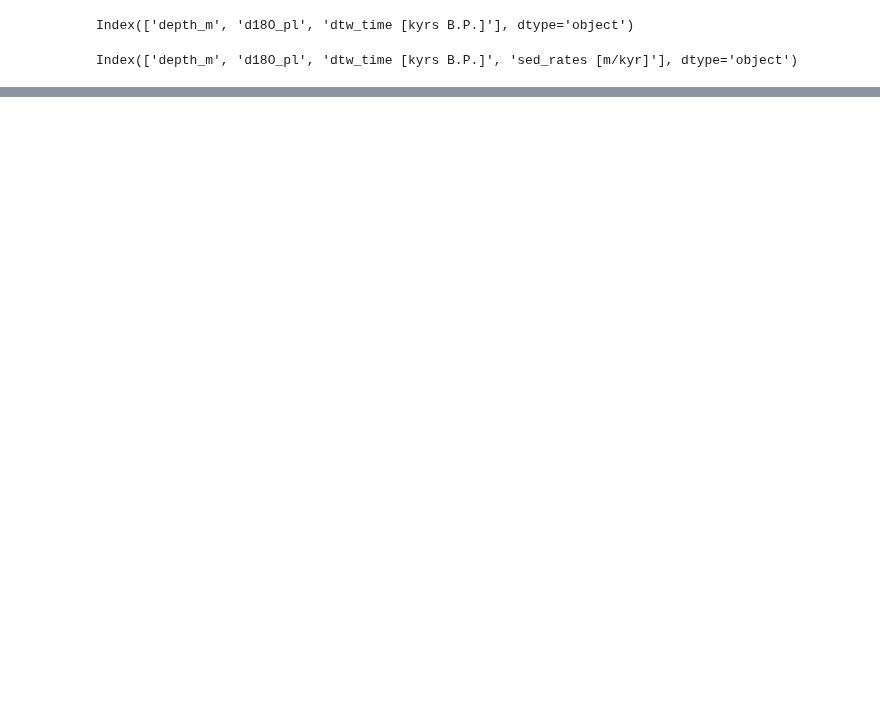
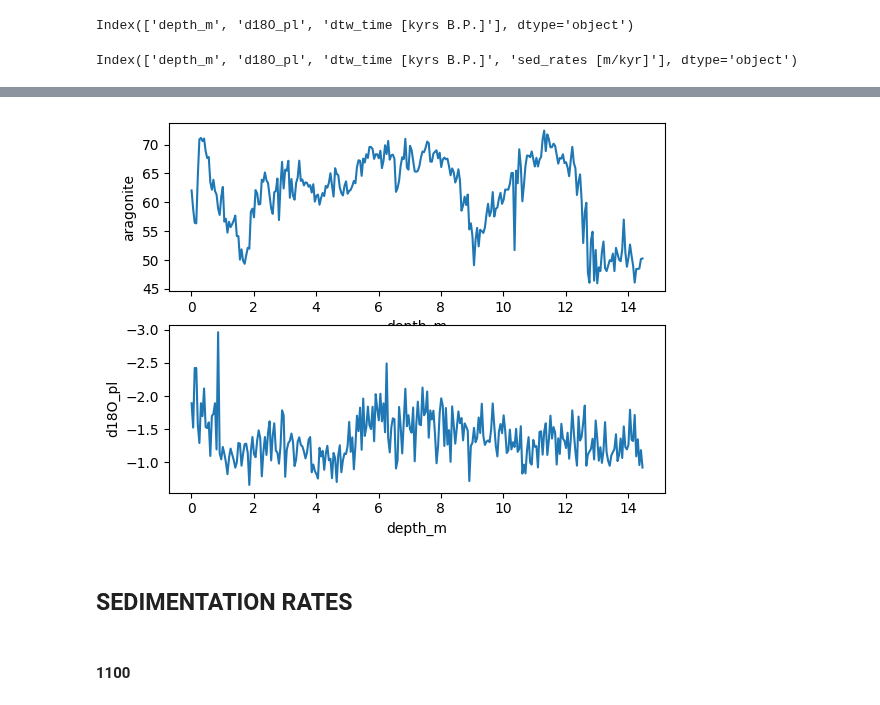
Before and after one commit to andreas-paul/dtw, a Jupyter notebook: src/figures.ipynb, the cells around one changed output, grey strips where cells are left out. Cells and saved outputs as stored; diff of their text form; code cells hidden in the pictures; blank space fills up the shorter version.

```diff
--- a/src/figures.ipynb
+++ b/src/figures.ipynb
@@ -67,2 +130,13 @@ ax.xaxis.set_major_locator(loc)
 # %%
 f.savefig('../out/fig05.svg')
+# %%
+tmp1 = pd.read_csv("../data/core_1150_aragonite.csv", skip_blank_lines=True)
+# %%
+tmp2 = pd.read_csv("../data/core_1150_d18O_pl.csv", skip_blank_lines=True)
+# %%
+fig, ax = plt.subplots(2, 1)
+sns.lineplot(ax=ax[0], x=tmp1['depth_m'], y=tmp1['aragonite'])
+sns.lineplot(ax=ax[1], x=tmp2['depth_m'], y=tmp2['d18O_pl'])
+ax[1].invert_yaxis()
+# %% [output]
+[figure, added]
@@ -68,0 +145,4 @@ f.savefig('../out/fig05.svg')
+# %% [markdown]
+## SEDIMENTATION RATES
+# %% [markdown]
+#### 1100
```
Also changed, not shown: parts of 33 cells of this notebook.
